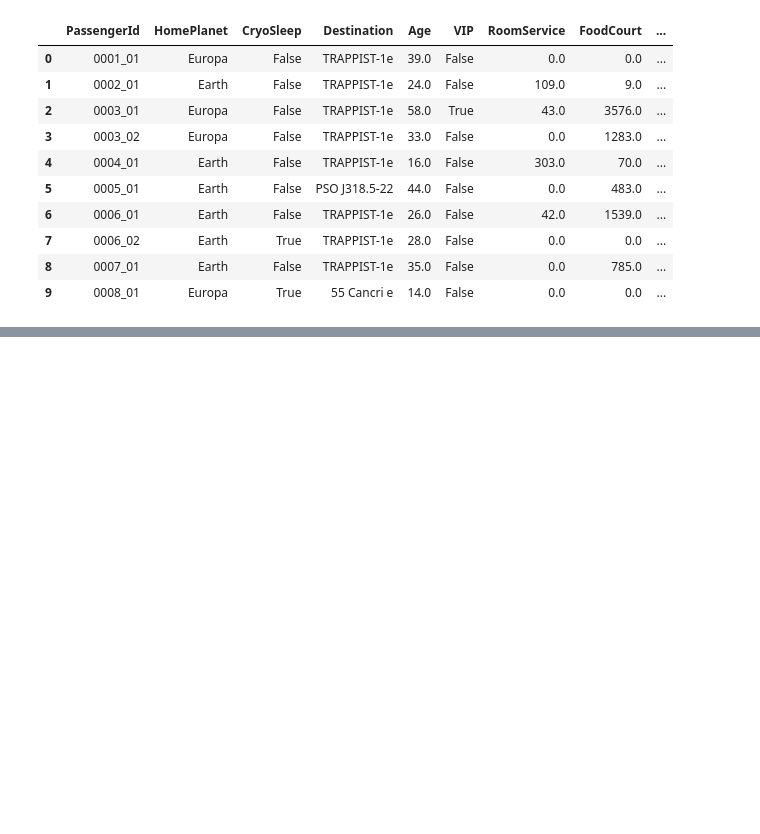
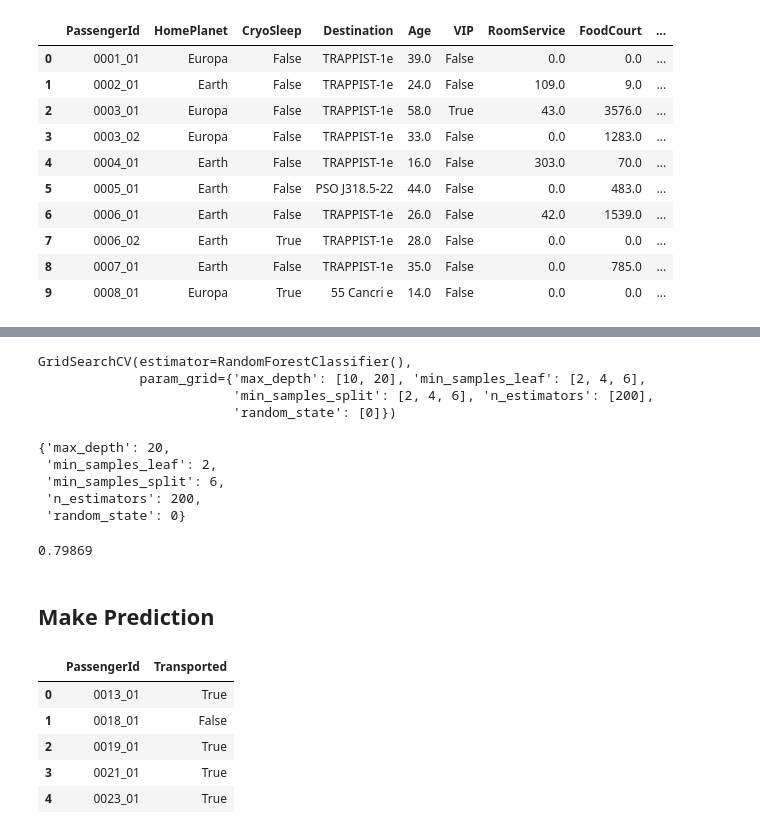
Before and after one commit to leslie-zi-pan/kaggle-courses, a Jupyter notebook: ryanluoli2_notebooks/Get_Started_with_a_Simple_Random_Forest.ipynb, the cells around one changed output, grey strips where cells are left out. Drawn from its saved outputs; the diff is of its cells as text; code cells hidden in the pictures; blank space fills up the shorter version.

```diff
--- a/ryanluoli2_notebooks/Get_Started_with_a_Simple_Random_Forest.ipynb
+++ b/ryanluoli2_notebooks/Get_Started_with_a_Simple_Random_Forest.ipynb
@@ -192,0 +267,6 @@ ValueError: ignored
+# %%
+X_train = df6.iloc[:df_train.shape[0],:].copy()
+X_train = X_train.drop(['Transported'], axis=1).copy()
+y_train = df_train['Transported'].copy()
+
+X_test = df6.iloc[df_train.shape[0]:,:]
@@ -192,0 +275,45 @@ ValueError: ignored
+# %%
+parameters = {
+    'n_estimators': [200],
+    'max_depth': [10, 20],
+    'min_samples_split': [2, 4, 6],
+    'min_samples_leaf': [2, 4, 6],
+    'random_state':[0]
+              }
+# %%
+rf_model = RandomForestClassifier()
+clf = GridSearchCV(rf_model, parameters)
+clf.fit(X_train, y_train)
+# %% [output]
+GridSearchCV(estimator=RandomForestClassifier(),
+             param_grid={'max_depth': [10, 20], 'min_samples_leaf': [2, 4, 6],
+                         'min_samples_split': [2, 4, 6], 'n_estimators': [200],
+                         'random_state': [0]})
+# %%
+clf.best_params_
+# %% [output]
+{'max_depth': 20,
+ 'min_samples_leaf': 2,
+ 'min_samples_split': 6,
+ 'n_estimators': 200,
+ 'random_state': 0}
+# %%
+best_rf_model = clf.best_estimator_
+rf_cv_scores = cross_validate(best_rf_model, X_train, y_train, scoring='accuracy', cv=5)
+round(rf_cv_scores['test_score'].mean(),5)
+# %% [output]
+0.79869
+# %% [markdown]
+## Make Prediction
+# %%
+y_pred = best_rf_model.predict(X_test.drop(['Transported'],axis=1))
+submission['Transported'] = y_pred
+submission['Transported'] = submission['Transported'].map({1:True, 0:False})
+submission.head()
+# %% [output]
+|  | PassengerId | Transported |
+| 0 | 0013_01 | True |
+| 1 | 0018_01 | False |
+| 2 | 0019_01 | True |
+| 3 | 0021_01 | True |
+| 4 | 0023_01 | True |
```
Also changed, not shown: parts of 19 cells of this notebook.
